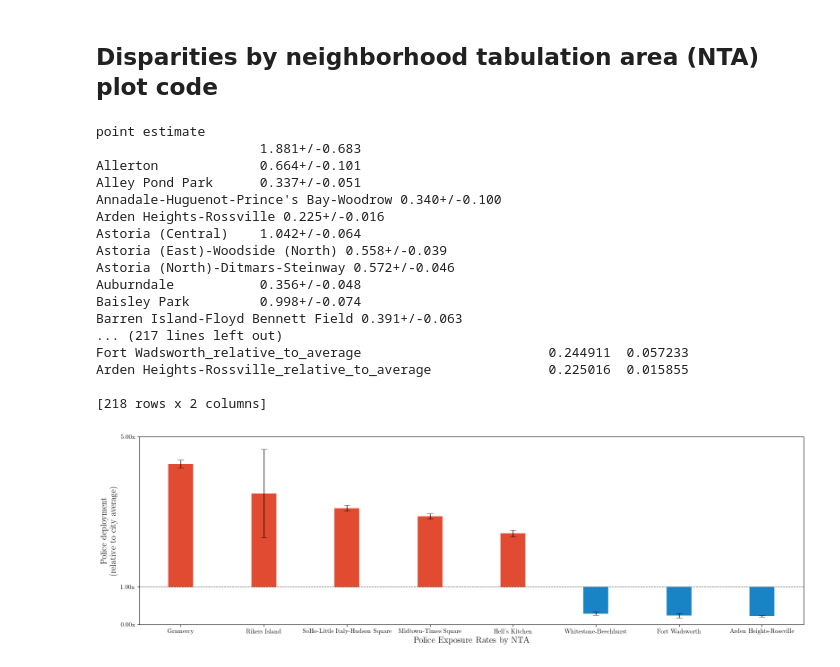
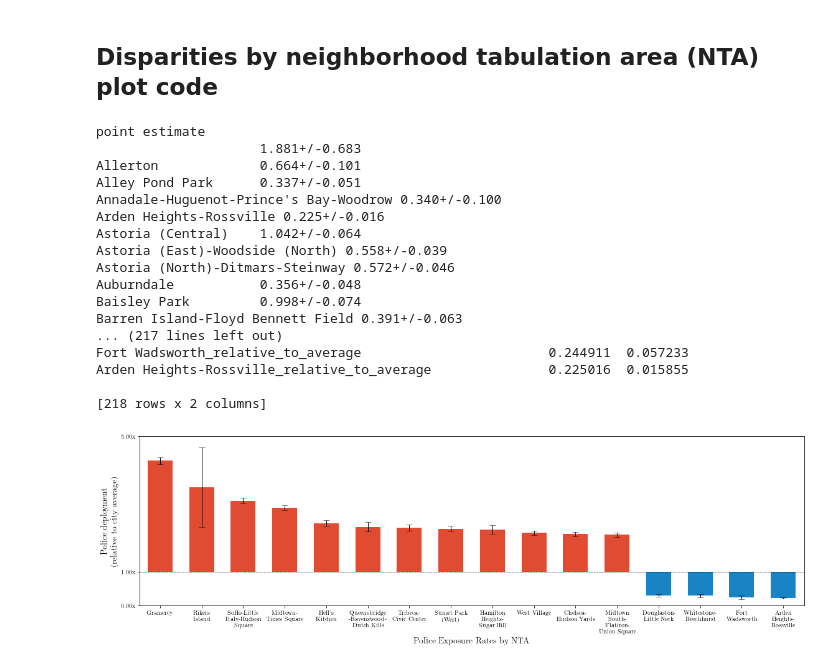
Before and after one commit to mattwfranchi/police-deployment-patterns, a Jupyter notebook: notebooks/Bootstrapped-Disparities-Plots.ipynb, the cells around one changed output. Cells and saved outputs as stored; diff of their text form; code cells hidden in the pictures.

```diff
--- a/notebooks/Bootstrapped-Disparities-Plots.ipynb
+++ b/notebooks/Bootstrapped-Disparities-Plots.ipynb
@@ -78,6 +80,12 @@ def bootstrapped_plots(label_mapping, data_path, ylim, xlabel, xtick_order=None,
     fig, ax = plt.subplots(figsize=figsize)
     colors_array = point_estimate['point_estimate'].apply(lambda x: '#e14b31' if x > 1 else '#1984c5')
     ax.set_xlim(-0.5,len(point_estimate)-0.5)
+
+    xlabels = [ '\n'.join(wrap(l, 12)) for l in point_estimate.index]
+    ax.set_xticks(range(len(xlabels)))
+    ax.set_xticklabels(xlabels)
+
+
     ax.vlines(x=point_estimate.index, ymax=point_estimate['point_estimate'], ymin=1, linewidth=40, colors=colors_array)
     ax.set_ylabel('Police deployment\n(relative to city average)', fontsize=14)
     ax.errorbar(y=point_estimate['point_estimate'], x=point_estimate.index, yerr=point_estimate['errorbar'], ls='None', capsize=5, capthick=0.5, elinewidth=1, ecolor='black')
@@ -304,24 +312,25 @@ ntas_keys = [x for x in ntas_keys if 'relative_to_average' in x]
 ntas = [x.replace('_relative_to_average', '') for x in ntas_keys]
 nta_label_mapping = dict(zip(ntas_keys, ntas))
 # %%
-fig, ax = bootstrapped_plots(data_path=NTA_DATA_PATH, label_mapping=nta_label_mapping, firstn_filter=5, lastn_filter=3, ylim=[0,5], xlabel='Police Exposure Rates by NTA', figsize=(16,5))
-plt.savefig(f'{PLOTS_PATH}/bootstrapped_ntas_plot.pdf', bbox_inches="tight")
+# Top 12 Neighborhoods
+fig, ax = bootstrapped_plots(data_path=NTA_DATA_PATH, label_mapping=nta_label_mapping, firstn_filter=12, lastn_filter=4, ylim=[0,5], xlabel='Police Exposure Rates by NTA', figsize=(16,5))
+plt.savefig(f'{PLOTS_PATH}/bootstrapped_ntas_plot_t12b4.pdf', bbox_inches="tight")
 # %% [output]
 point estimate
                      1.881+/-0.683
 Allerton             0.664+/-0.101
 Alley Pond Park      0.337+/-0.051
 Annadale-Huguenot-Prince's Bay-Woodrow 0.340+/-0.100
 Arden Heights-Rossville 0.225+/-0.016
 Astoria (Central)    1.042+/-0.064
 Astoria (East)-Woodside (North) 0.558+/-0.039
 Astoria (North)-Ditmars-Steinway 0.572+/-0.046
 Auburndale           0.356+/-0.048
 Baisley Park         0.998+/-0.074
 Barren Island-Floyd Bennett Field 0.391+/-0.063
 ... (217 lines left out)
 Fort Wadsworth_relative_to_average                        0.244911  0.057233
 Arden Heights-Rossville_relative_to_average               0.225016  0.015855
 
 [218 rows x 2 columns]
-[figure, old version]
+[figure, new version]
```
Also changed, not shown: parts of 10 cells of this notebook.
